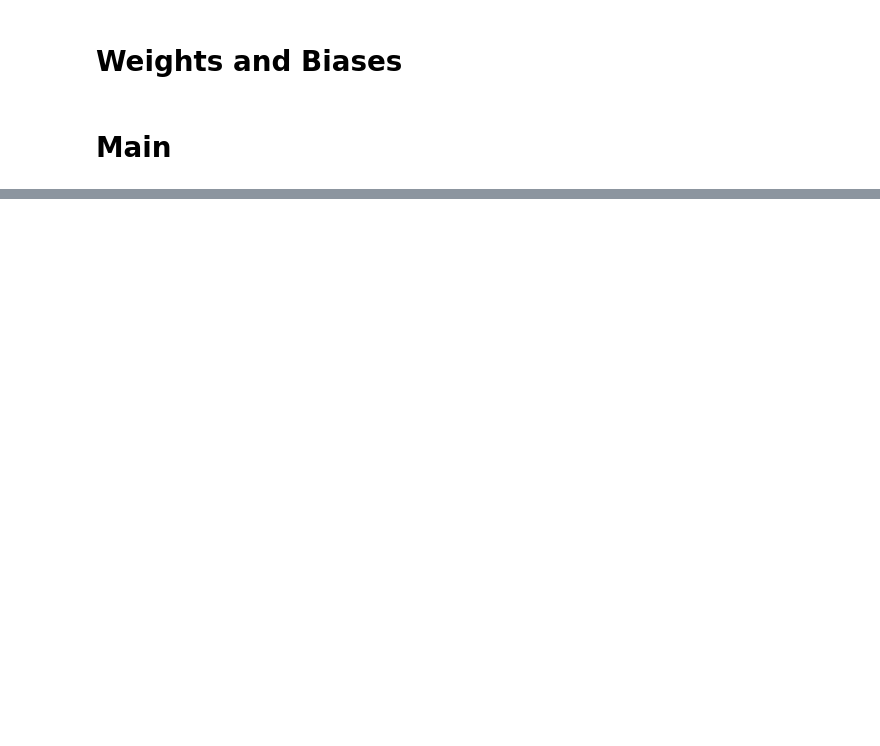
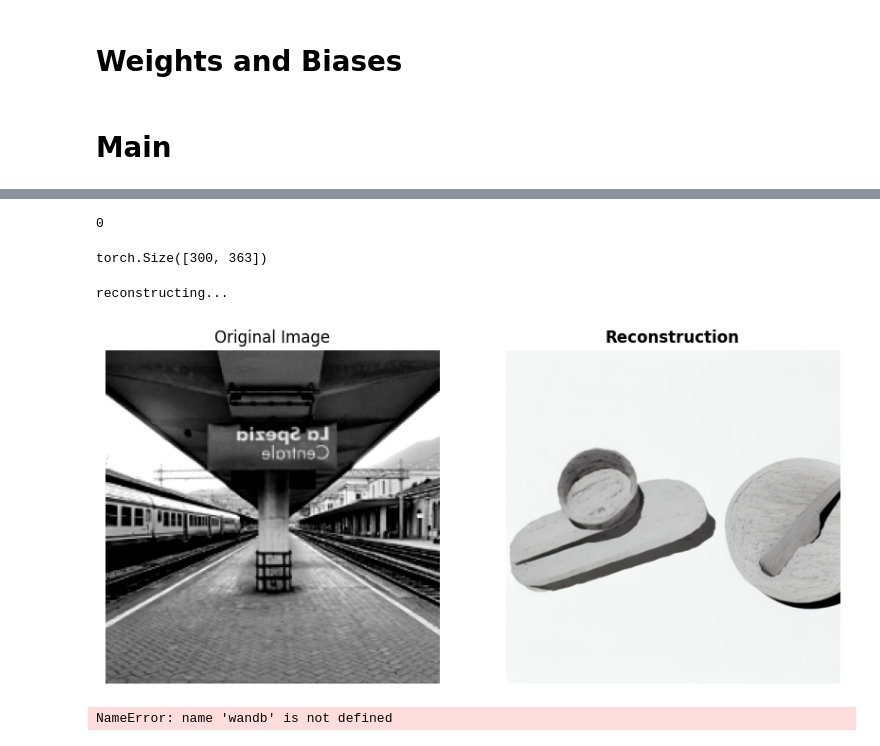
Before and after one commit to io0/fMRI-reconstruction-NSD, a Jupyter notebook: src/Train_MindEye.ipynb, the cells around one changed output, grey strips where cells are left out. Drawn from its saved outputs; the diff is of its cells as text; code cells hidden in the pictures; blank space fills up the shorter version.

Commit message:
actual training notebook

```diff
--- a/src/Train_MindEye.ipynb
+++ b/src/Train_MindEye.ipynb
@@ -192,6 +198,7 @@ num_epochs *= accelerator.num_processes
 Note: not using cudnn.deterministic
 # %%
 model_name = "new_1cm"
+n_samples_save = 0
 # %%
 outdir = os.path.abspath(f'../train_logs/{model_name}')
 if not os.path.exists(outdir):
@@ -235,7 +240,7 @@ train_dl, val_dl, num_train, num_val, _= utils.get_dataloaders(
     cache_dir=data_path, #"/tmp/wds-cache",
     seed=seed,
     voxels_key='nsdgeneral.npy',
-    to_tuple=["voxels", "images", "coco"],
+    to_tuple=["voxels", "images", "coco", "trial"],
     local_rank=local_rank,
     world_size=world_size,
 )
@@ -471,16 +490,16 @@ OutOfMemoryError: CUDA out of memory. Tried to allocate 20.00 MiB (GPU 0; 39.39
 # %% [markdown]
 # Weights and Biases
 # %%
+wandb_log = True
 # params for wandb
 if local_rank==0 and wandb_log: # only use main process for wandb logging
     import wandb
 
-    wandb_project = 'stability'
+    wandb_project = 'new_1cm'
     wandb_run = model_name
     wandb_notes = ''
 
     print(f"wandb {wandb_project} run {wandb_run}")
-    wandb.login(host='https://stability.wandb.io')#, relogin=True)
     wandb_config = {
       "model_name": model_name,
       "clip_variant": clip_variant,
@@ -585,7 +636,7 @@ for epoch in progress_bar:
     val_loss_nce_sum = 0.
     val_loss_prior_sum = 0.
 
-    for train_i, (voxel, image, coco) in enumerate(train_dl):
+    for train_i, (voxel, image, coco, trial) in enumerate(train_dl):
         with torch.cuda.amp.autocast():
             optimizer.zero_grad()
 
@@ -595,8 +646,8 @@ for epoch in progress_bar:
                 image = img_augment(image)
                 # plt.imshow(utils.torch_to_Image(image))
                 # plt.show()
-
-            voxel = voxel[:,repeat_index].float()
+            true_voxel = get_voxels(trial)
+            voxel = true_voxel[:,repeat_index].float()
 
             if epoch < int(mixup_pct * num_epochs):
                 voxel, perm, betas, select = utils.mixco(voxel)
@@ -662,13 +713,14 @@ for epoch in progress_bar:
                 lr_scheduler.step()
 
     diffusion_prior.eval()
-    for val_i, (voxel, image, coco) in enumerate(val_dl):
+    for val_i, (voxel, image, coco, trial) in enumerate(val_dl):
         with torch.no_grad():
             with torch.cuda.amp.autocast():
                 # repeat_index = val_i % 3
 
                 # voxel = voxel[:,repeat_index].float()
-                voxel = torch.mean(voxel,axis=1).float()
+                true_voxel = get_voxels(trial)
+                voxel = torch.mean(true_voxel,axis=1).float()
 
                 if use_image_aug:
                     image = img_augment(image)
@@ -820,3 +872,62 @@ for epoch in progress_bar:
 print("\n===Finished!===\n")
 if not utils.is_interactive():
     sys.exit(0)
+# %%
+
+for val_i, (voxel, image, coco, trial) in enumerate(val_dl):
+    print(val_i)
+    with torch.no_grad():
+        with torch.cuda.amp.autocast():
+            # repeat_index = val_i % 3
+
+            # voxel = voxel[:,repeat_index].float()
+            true_voxel = get_voxels(trial)
+            voxel = torch.mean(true_voxel,axis=1).float()
+
+            if use_image_aug:
+                image = img_augment(image)
+
+            # if val_image0 is None:
+            val_image0 = image.detach().clone()
+            val_voxel0 = voxel.detach().clone()
+            if val_i == 5:
+                break
+# print(val_i)
+# print(trial)
+# %% [output]
+0
+# %%
+val_voxel0.shape
+# %% [output]
+torch.Size([300, 363])
+# %%
+print('reconstructing...')
+idx = 30
+with torch.no_grad():
+    if hidden:
+        vd_pipe = vd_pipe.to(device)
+    grid, _, _, _ = utils.reconstruction(
+        val_image0[idx:], val_voxel0[idx:],
+        clip_extractor, unet, vae, noise_scheduler,
+        diffusion_priors = diffusion_prior.module if distributed else diffusion_prior,
+        num_inference_steps = num_inference_steps,
+        n_samples_save = 1,
+        guidance_scale = guidance_scale,
+        timesteps_prior = timesteps,
+        seed = seed,
+        retrieve = False,
+        plotting = True,
+        img_variations = not hidden,
+        verbose=False,
+    )
+if wandb_log:
+    logs[f"val/recons"] = wandb.Image(grid, caption=f"epoch{epoch:03d}")
+    plt.close()
+else:
+    grid.savefig(os.path.join(outdir, f'samples-val-epoch{epoch:03d}.png'))
+    plt.show()
+    wandb.log(logs)
+# %% [output]
+reconstructing...
+[figure, added]
+NameError: name 'wandb' is not defined
```
Also changed, not shown: parts of 10 cells of this notebook.
